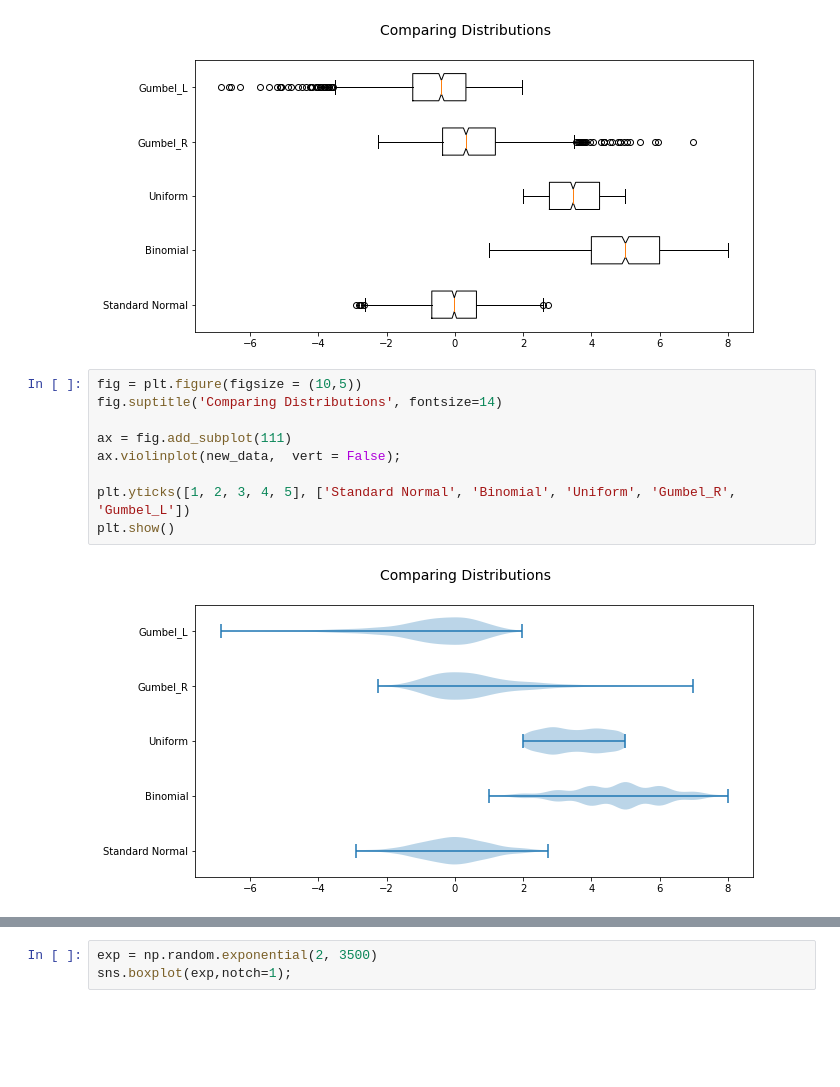
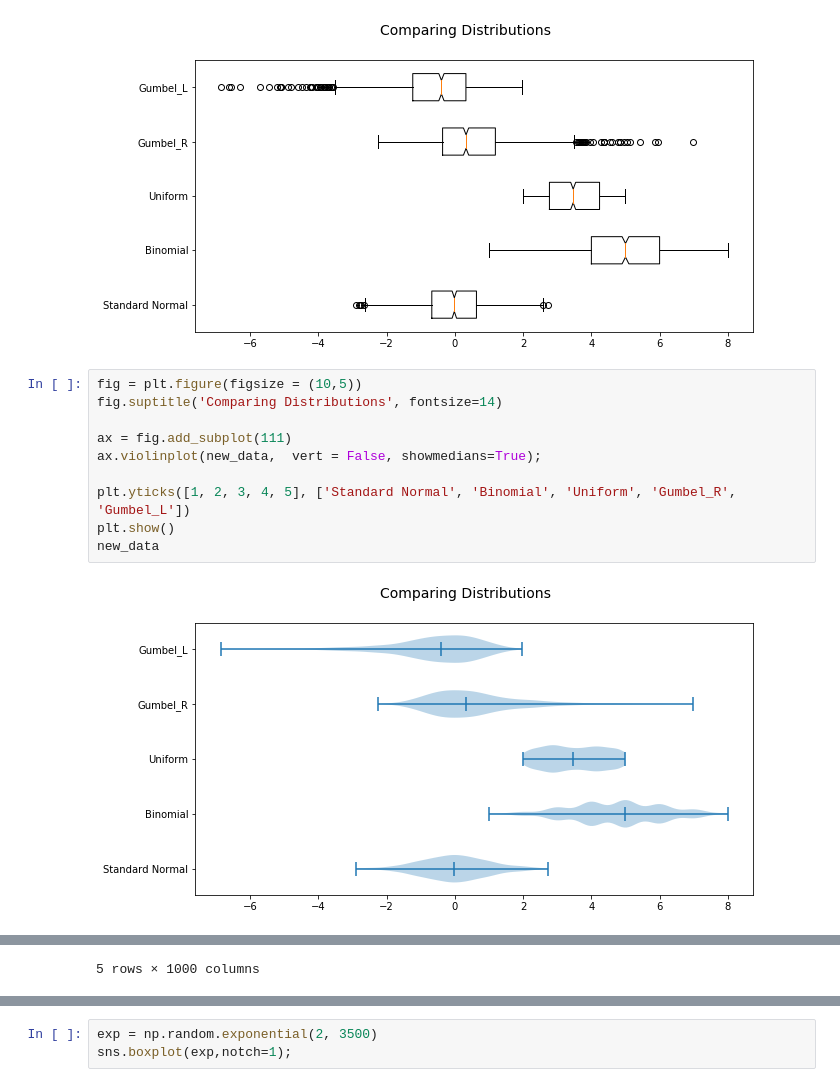
Before and after one commit to MarionMcG/fundamentals_data_analysis, a Jupyter notebook: boxplots.ipynb, the cells around one changed output, grey strips where cells are left out. Drawn from its saved outputs; the diff is of its cells as text; blank space fills up the shorter version.

```diff
--- a/boxplots.ipynb
+++ b/boxplots.ipynb
@@ -285,11 +287,12 @@ plt.show()
 # %%
 fig = plt.figure(figsize = (10,5))
 fig.suptitle('Comparing Distributions', fontsize=14)
 
 ax = fig.add_subplot(111)
-ax.violinplot(new_data,  vert = False);
+ax.violinplot(new_data,  vert = False, showmedians=True);
 
 plt.yticks([1, 2, 3, 4, 5], ['Standard Normal', 'Binomial', 'Uniform', 'Gumbel_R', 'Gumbel_L'])
 plt.show()
+new_data
 # %% [output]
-[figure, old version]
+[figure, new version]
@@ -295,0 +305 @@ plt.show()
+5 rows × 1000 columns
```
Also changed, not shown: parts of 5 cells of this notebook.
